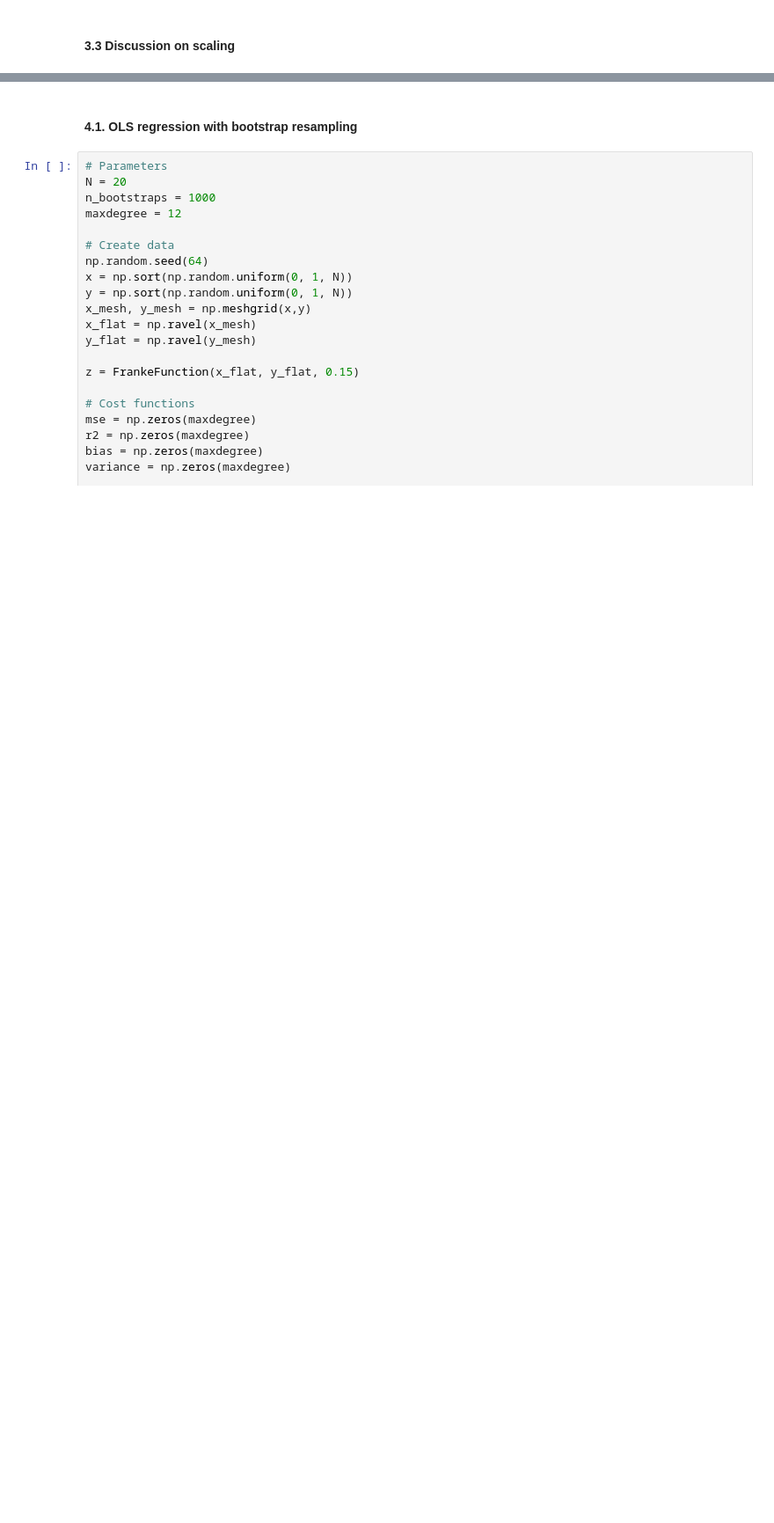
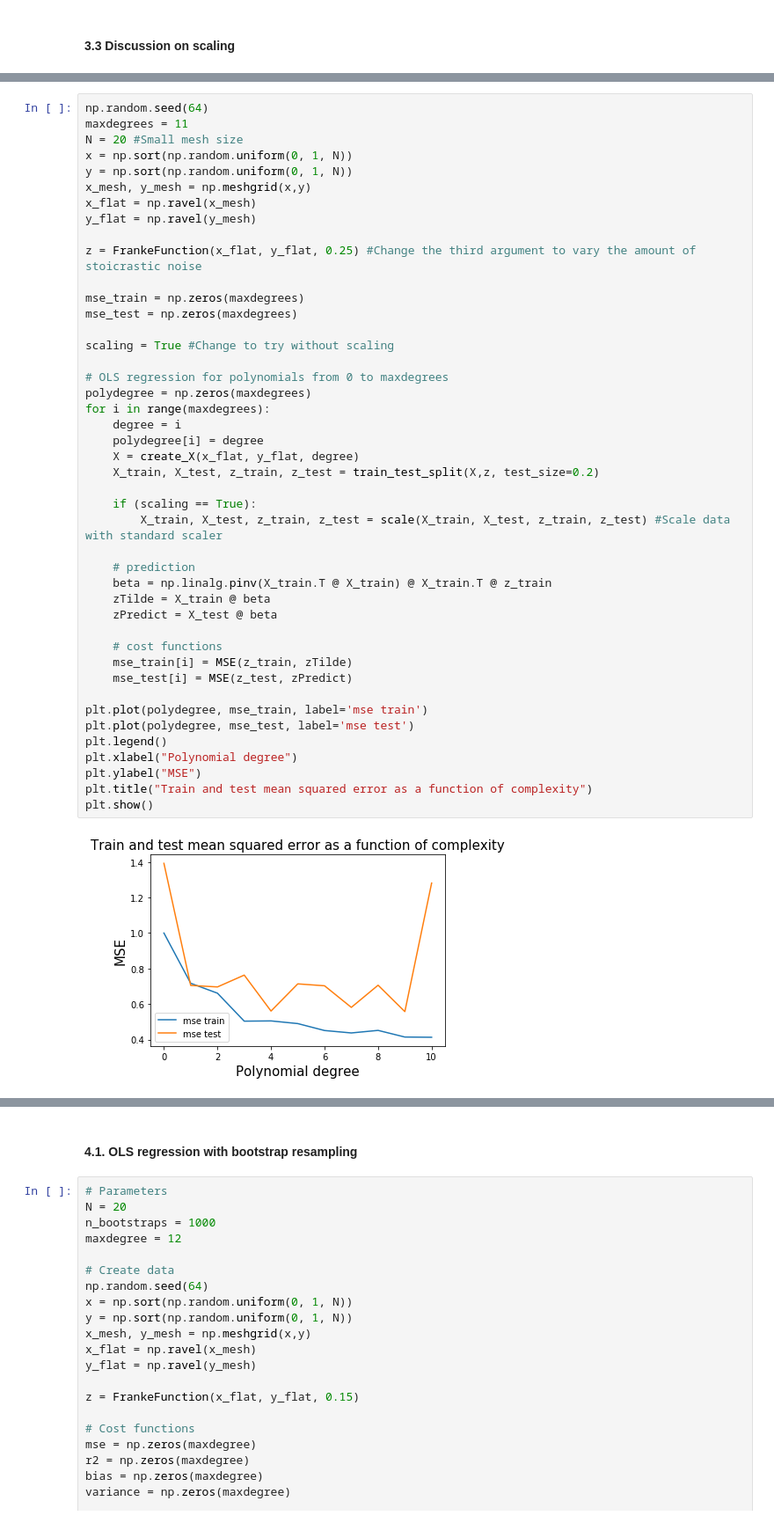
Before and after one commit to jornmarh/fys-stk4155, a Jupyter notebook: project1/project1.ipynb, the cells around one changed output, grey strips where cells are left out. Shown at 88% size. Drawn from its saved outputs; the diff is of its cells as text; blank space fills up the shorter version.

```diff
--- a/project1/project1.ipynb
+++ b/project1/project1.ipynb
@@ -270,0 +282,46 @@ table
+# %%
+np.random.seed(64)
+maxdegrees = 11
+N = 20 #Small mesh size
+x = np.sort(np.random.uniform(0, 1, N))
+y = np.sort(np.random.uniform(0, 1, N))
+x_mesh, y_mesh = np.meshgrid(x,y)
+x_flat = np.ravel(x_mesh)
+y_flat = np.ravel(y_mesh)
+
+z = FrankeFunction(x_flat, y_flat, 0.25) #Change the third argument to vary the amount of stoicrastic noise
+
+mse_train = np.zeros(maxdegrees)
+mse_test = np.zeros(maxdegrees)
+
+scaling = True #Change to try without scaling
+
+# OLS regression for polynomials from 0 to maxdegrees
+polydegree = np.zeros(maxdegrees)
+for i in range(maxdegrees):
+    degree = i
+    polydegree[i] = degree
+    X = create_X(x_flat, y_flat, degree)
+    X_train, X_test, z_train, z_test = train_test_split(X,z, test_size=0.2)
+
+    if (scaling == True):
+        X_train, X_test, z_train, z_test = scale(X_train, X_test, z_train, z_test) #Scale data with standard scaler
+
+    # prediction
+    beta = np.linalg.pinv(X_train.T @ X_train) @ X_train.T @ z_train
+    zTilde = X_train @ beta
+    zPredict = X_test @ beta
+
+    # cost functions
+    mse_train[i] = MSE(z_train, zTilde)
+    mse_test[i] = MSE(z_test, zPredict)
+
+plt.plot(polydegree, mse_train, label='mse train')
+plt.plot(polydegree, mse_test, label='mse test')
+plt.legend()
+plt.xlabel("Polynomial degree")
+plt.ylabel("MSE")
+plt.title("Train and test mean squared error as a function of complexity")
+plt.show()
+# %% [output]
+[figure, added]
```
Also changed, not shown: parts of 6 cells of this notebook, 1 other file.
